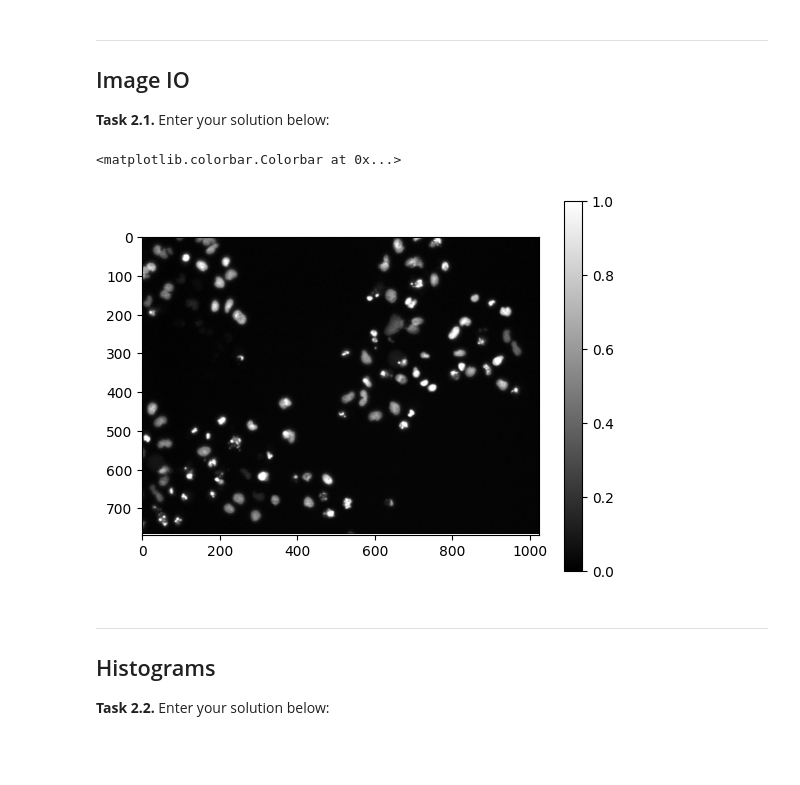
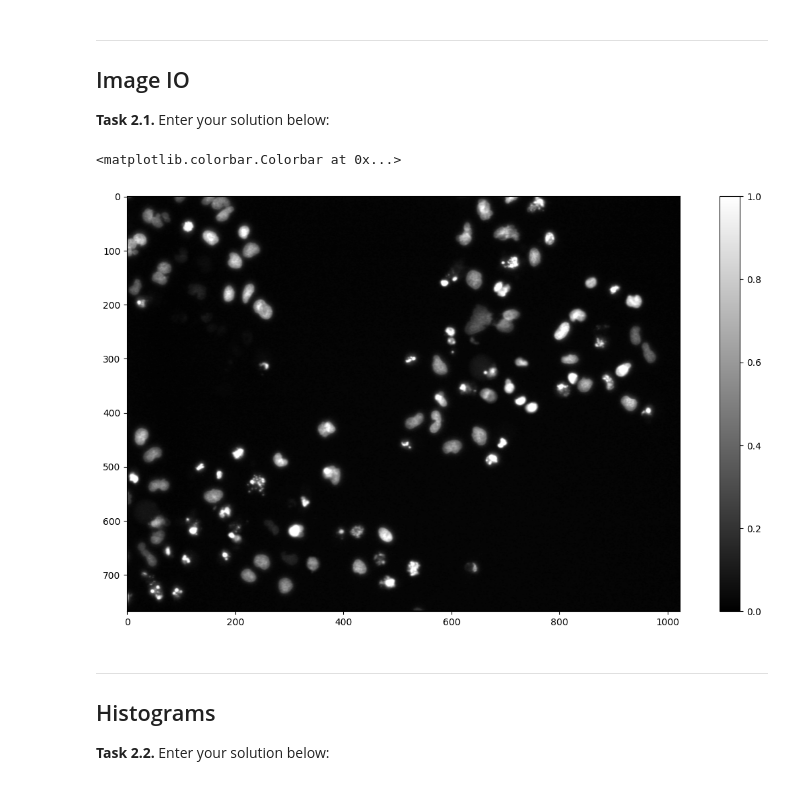
Before and after one commit to Hallo-ollaH/mobi-fs3-python, a Jupyter notebook: task2.ipynb, the cells around one changed output. Drawn from its saved outputs; the diff is of its cells as text; code cells hidden in the pictures; blank space fills up the shorter version.

```diff
--- a/task2.ipynb
+++ b/task2.ipynb
@@ -11,12 +11,12 @@ import matplotlib.pyplot as plt
 **<a id="#">Task 2.1.</a>** Enter your solution below:
 # %%
 img = plt.imread("data/cells.png")
-plt.figure()
+plt.figure(figsize=(15,8))
 plt.imshow(img, "gray")
 plt.colorbar()
 # %% [output]
 <matplotlib.colorbar.Colorbar at 0x...>
-[figure, old version]
+[figure, new version]
 # %% [markdown]
 ---
 
```
Also changed, not shown: parts of 1 cell of this notebook, 1 other file.
